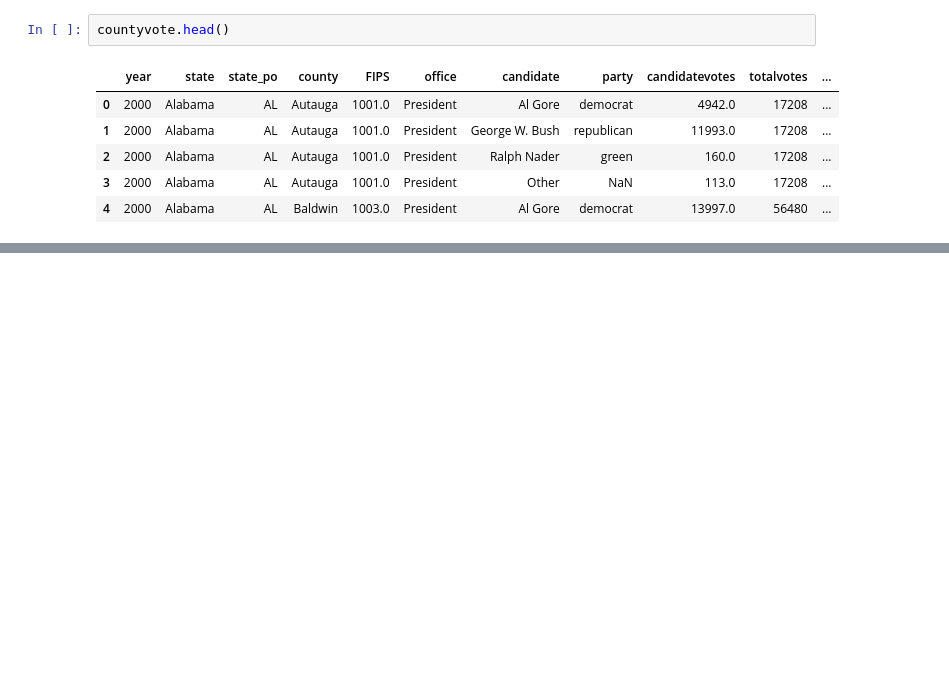
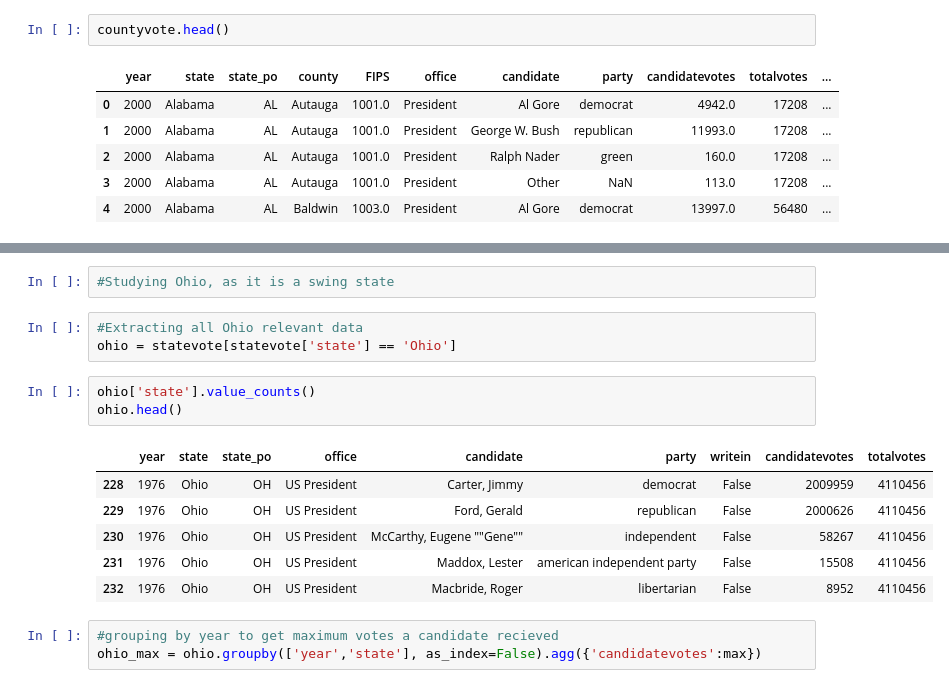
Before and after one commit to HardikGu/Python-Project, a Jupyter notebook: Presidentpred.ipynb, the cells around one changed output, grey strips where cells are left out. Cells and saved outputs as stored; diff of their text form; blank space fills up the shorter version.

```diff
--- a/Presidentpred.ipynb
+++ b/Presidentpred.ipynb
@@ -165,0 +297,18 @@ state_win.head()
+# %%
+#Studying Ohio, as it is a swing state
+# %%
+#Extracting all Ohio relevant data
+ohio = statevote[statevote['state'] == 'Ohio']
+# %%
+ohio['state'].value_counts()
+ohio.head()
+# %% [output]
+|  | year | state | state_po | office | candidate | party | writein | candidatevotes | totalvotes |
+| 228 | 1976 | Ohio | OH | US President | Carter, Jimmy | democrat | False | 2009959 | 4110456 |
+| 229 | 1976 | Ohio | OH | US President | Ford, Gerald | republican | False | 2000626 | 4110456 |
+| 230 | 1976 | Ohio | OH | US President | McCarthy, Eugene ""Gene"" | independent | False | 58267 | 4110456 |
+| 231 | 1976 | Ohio | OH | US President | Maddox, Lester | american independent party | False | 15508 | 4110456 |
+| 232 | 1976 | Ohio | OH | US President | Macbride, Roger | libertarian | False | 8952 | 4110456 |
+# %%
+#grouping by year to get maximum votes a candidate recieved
+ohio_max = ohio.groupby(['year','state'], as_index=False).agg({'candidatevotes':max})
```
Also changed, not shown: parts of 27 cells of this notebook.
